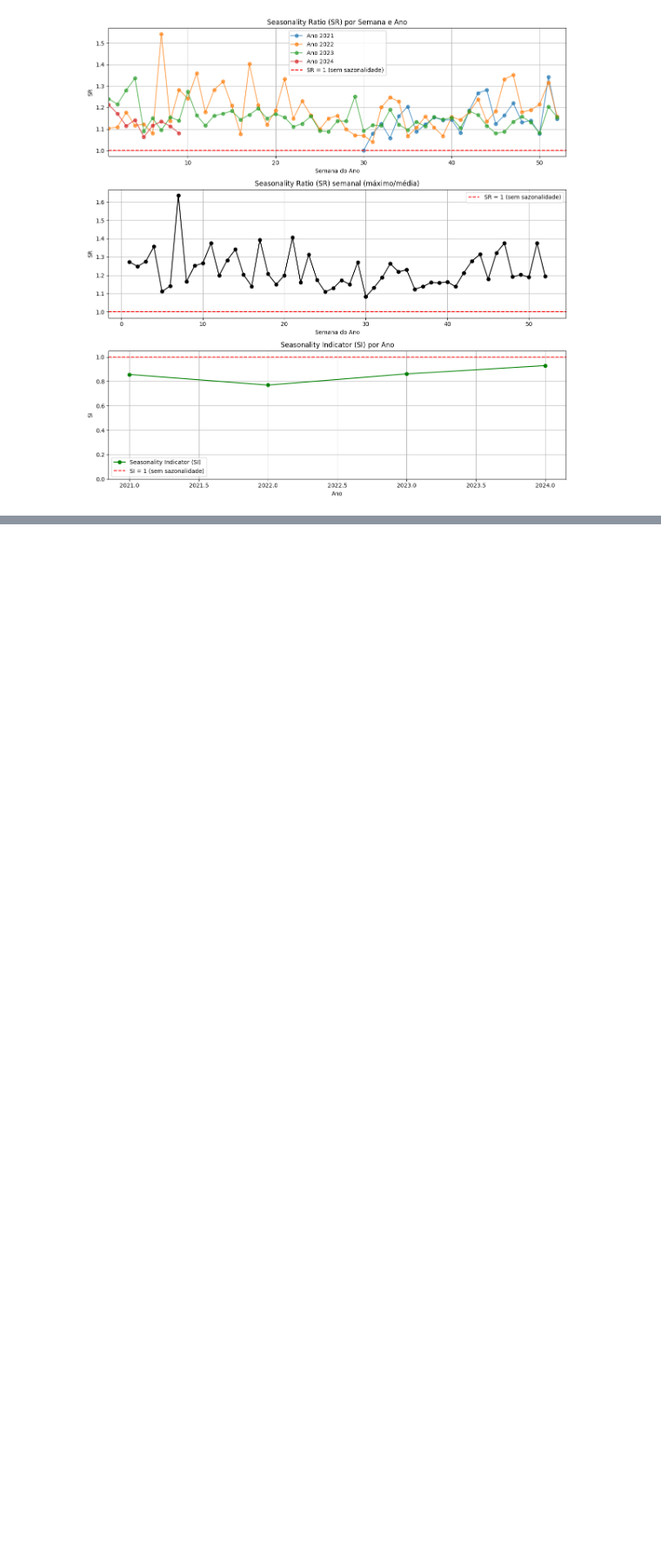
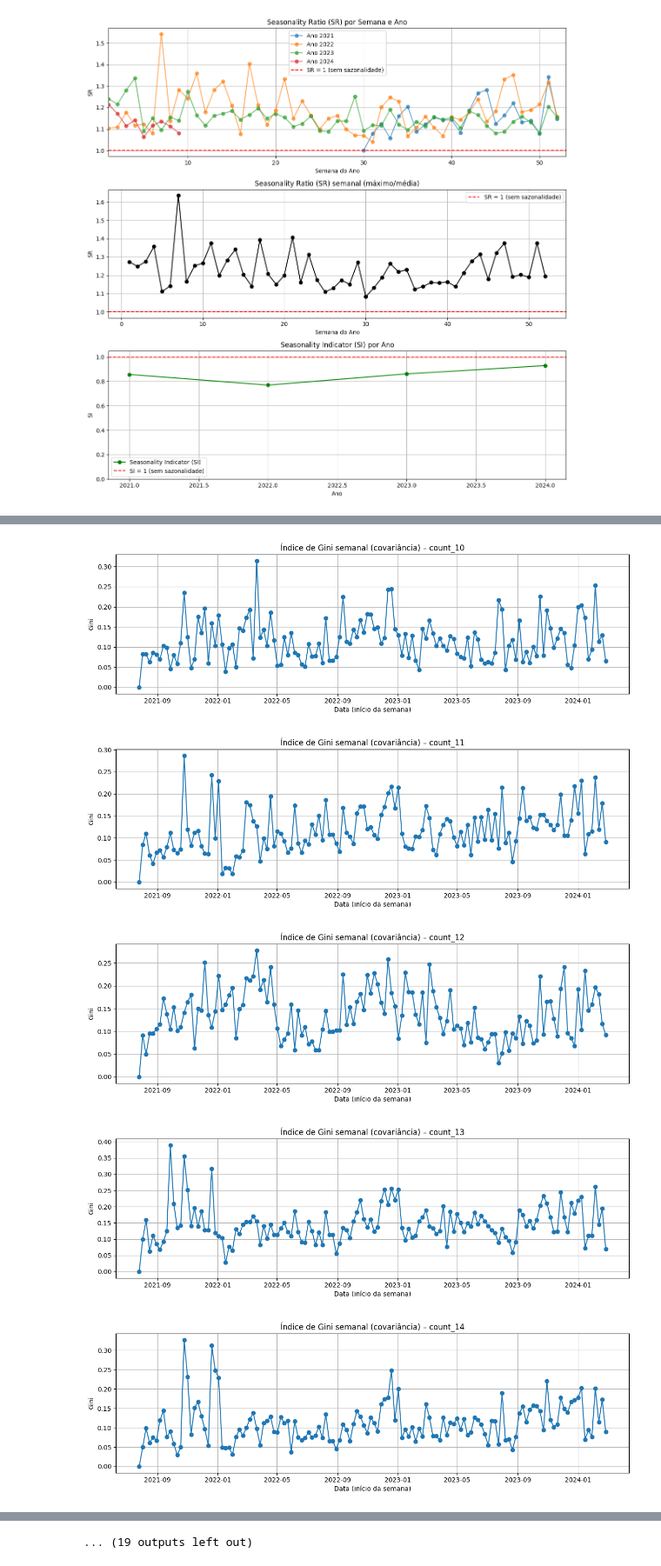
Before and after one commit to joanacarvalheiro/Seasonality, a Jupyter notebook: construcao_modelos/MSTL_Contadores.ipynb, the cells around one changed output, grey strips where cells are left out. Shown at 87% size. Cells and saved outputs as stored; diff of their text form; code cells hidden in the pictures; blank space fills up the shorter version.

```diff
--- a/construcao_modelos/MSTL_Contadores.ipynb
+++ b/construcao_modelos/MSTL_Contadores.ipynb
@@ -644,0 +657,37 @@ df_sr_ano_semana, df_sr_semana, df_si = calcular_sr_si(df_sem_tendencia, coluna=
+# %%
+def gini_cov_semanal(df, plotar=True):
+    resultados = []
+
+    for coluna in df.columns:
+        df_temp = df[[coluna]].copy()  # NÃO alterar o df original!
+        df_temp = df_temp.rename(columns={coluna: 'count'})
+        df_temp['datetime'] = pd.to_datetime(df_temp.index)
+        df_temp['ano'] = df_temp['datetime'].dt.isocalendar().year
+        df_temp['semana'] = df_temp['datetime'].dt.isocalendar().week
+
+        df_gini_cov = (
+            df_temp.groupby(['ano', 'semana'])['count']
+                   .apply(gini_covariancia)
+                   .reset_index(name='gini')
+        )
+
+        df_gini_cov['semana_data'] = pd.to_datetime(
+            df_gini_cov['ano'].astype(str) + '-W' + df_gini_cov['semana'].astype(str) + '-1',
+            format='%G-W%V-%u',
+            errors='coerce'
+        )
+
+        df_gini_cov['contador'] = coluna
+        resultados.append(df_gini_cov)
+
+        if plotar:
+            plt.figure(figsize=(12, 4))
+            plt.plot(df_gini_cov['semana_data'], df_gini_cov['gini'], marker='o')
+            plt.title(f'Índice de Gini semanal (covariância) – {coluna}')
+            plt.xlabel('Data (início da semana)')
+            plt.ylabel('Gini')
+            plt.grid(True)
+            plt.tight_layout()
+            plt.show()
+
+    return pd.concat(resultados, ignore_index=True)
@@ -644,0 +727,8 @@ df_sr_ano_semana, df_sr_semana, df_si = calcular_sr_si(df_sem_tendencia, coluna=
+# %%
+df_resultado_gini = gini_cov_semanal(df_corrigido_total, plotar=True)
+# %% [output]
+[figure, added]
+[figure, added]
+[figure, added]
+[figure, added]
+[figure, added]
@@ -644,0 +742 @@ df_sr_ano_semana, df_sr_semana, df_si = calcular_sr_si(df_sem_tendencia, coluna=
+... (19 outputs left out)
```
Also changed, not shown: parts of 7 cells of this notebook, 1 other file.
